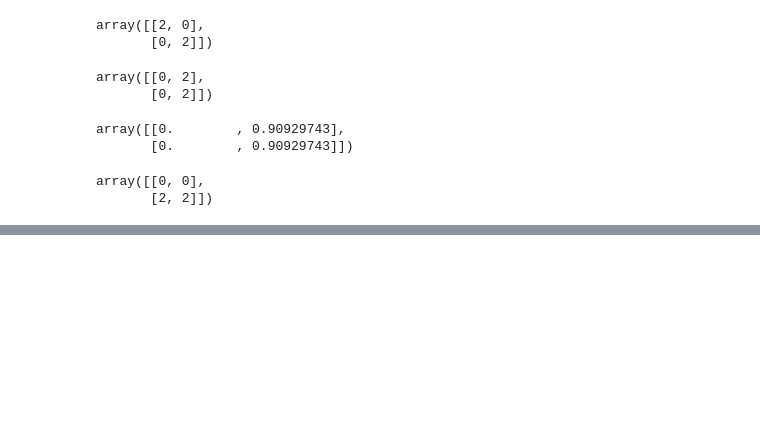
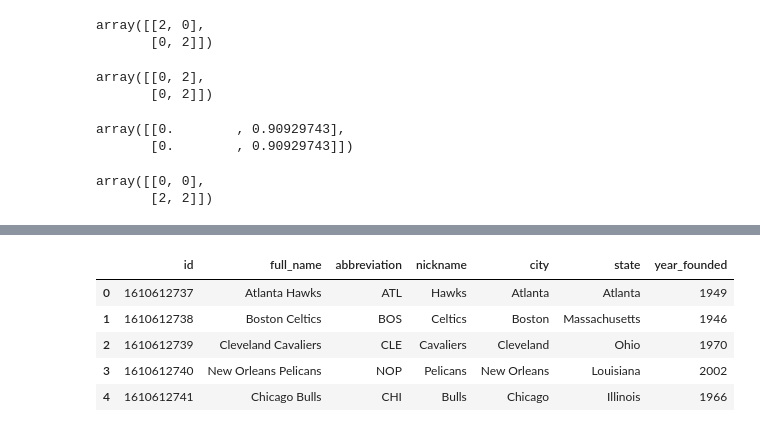
Before and after one commit to PosgradoMNA/actividades-de-aprendizaje-murasakiw, a Jupyter notebook: Semana_3_Python_for_Data_Science.ipynb, the cells around one changed output, grey strips where cells are left out. Drawn from its saved outputs; the diff is of its cells as text; code cells hidden in the pictures; blank space fills up the shorter version.

```diff
--- a/Semana_3_Python_for_Data_Science.ipynb
+++ b/Semana_3_Python_for_Data_Science.ipynb
@@ -345,0 +380,3 @@ array([[0, 0],
+# %%
+nba_teams = teams.get_teams() #Este método regresa una lista de diccionarios que tienen las mismas llaves pero los valores dependen de cada equipo
+nba_teams[0:5]
@@ -345,0 +412,11 @@ array([[0, 0],
+# %%
+import pandas as pd #Se importa pandas para poder convertir el diccionario a un data frame
+df_teams = pd.DataFrame(dict_nba_team)
+df_teams.head() #Se muestran las primeras 5 filas del dataframe
+# %% [output]
+|  | id | full_name | abbreviation | nickname | city | state | year_founded |
+| 0 | 1610612737 | Atlanta Hawks | ATL | Hawks | Atlanta | Atlanta | 1949 |
+| 1 | 1610612738 | Boston Celtics | BOS | Celtics | Boston | Massachusetts | 1946 |
+| 2 | 1610612739 | Cleveland Cavaliers | CLE | Cavaliers | Cleveland | Ohio | 1970 |
+| 3 | 1610612740 | New Orleans Pelicans | NOP | Pelicans | New Orleans | Louisiana | 2002 |
+| 4 | 1610612741 | Chicago Bulls | CHI | Bulls | Chicago | Illinois | 1966 |
```
Also changed, not shown: parts of 10 cells of this notebook.
